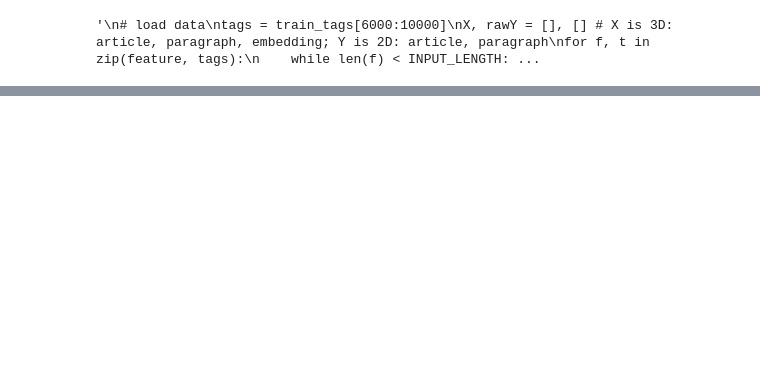
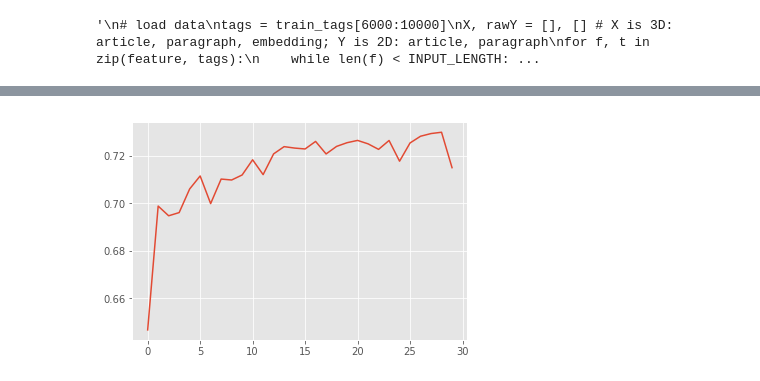
Before and after one commit to My-code-works/MBTI, a Jupyter notebook: BERT-LSTM.ipynb, the cells around one changed output, grey strips where cells are left out. Saved outputs shown, nothing was run; the diff lists cells and outputs as text; code cells hidden in the pictures; blank space fills up the shorter version.

```diff
--- a/BERT-LSTM.ipynb
+++ b/BERT-LSTM.ipynb
@@ -231,3 +280,8 @@ KeyboardInterrupt:
+# %%
+plt.plot(test_acc)
+plt.show()
+# %% [output]
+[figure, added]
 # %%
 model.model.load_weights('save_model/base_100n_1_5.h5')
 for i in range(16):
```
Also changed, not shown: parts of 9 cells of this notebook, 2 other files.
